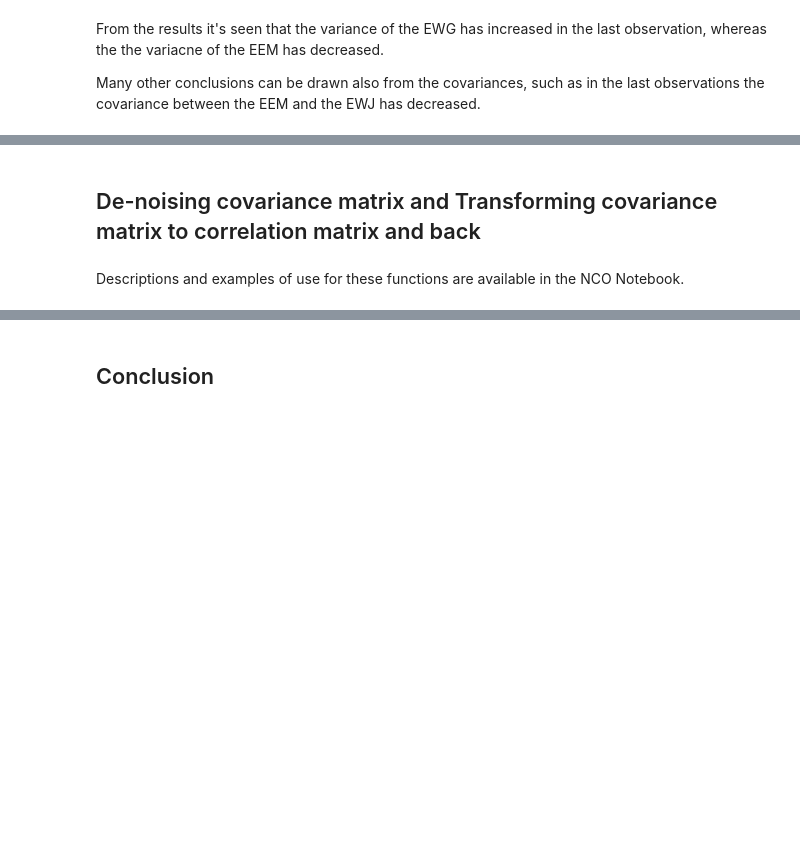
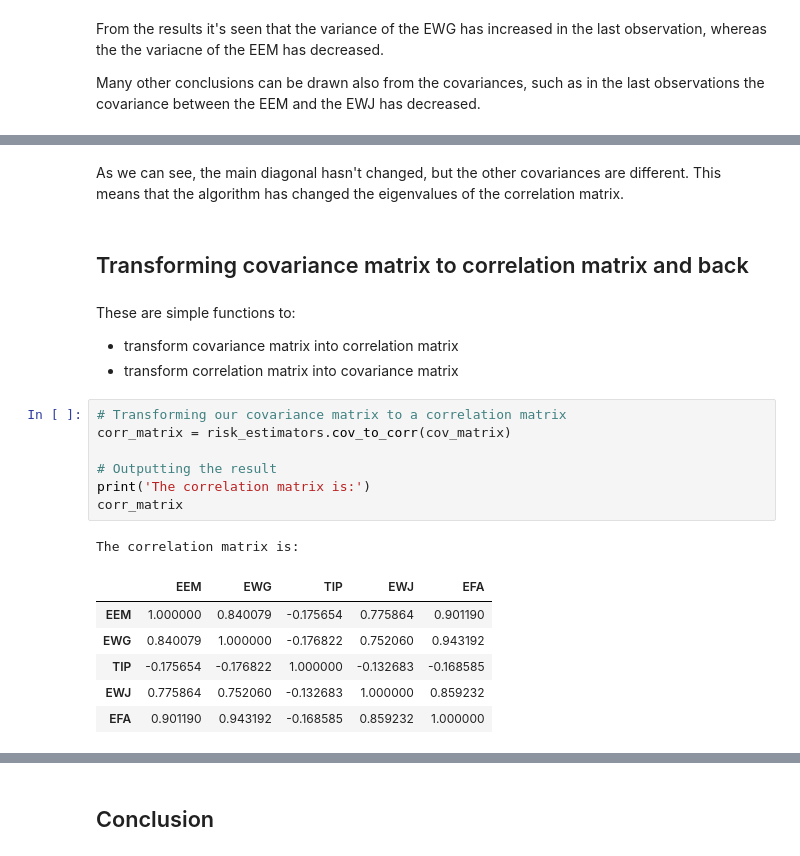
Before and after one commit to AI-Stuff/hudson-and-thames-research, a Jupyter notebook: RiskEstimators/RiskEstimators.ipynb, the cells around one changed output, grey strips where cells are left out. Drawn from its saved outputs; the diff is of its cells as text; blank space fills up the shorter version.

```diff
--- a/RiskEstimators/RiskEstimators.ipynb
+++ b/RiskEstimators/RiskEstimators.ipynb
@@ -365,4 +433,23 @@ Many other conclusions can be drawn also from the covariances, such as in the la
+# %% [markdown]
+As we can see, the main diagonal hasn't changed, but the other covariances are different. This means that the algorithm has changed the eigenvalues of the correlation matrix.
 # %% [markdown]
-## De-noising covariance matrix and Transforming covariance matrix to correlation matrix and back
+## Transforming covariance matrix to correlation matrix and back
-# %% [markdown]
-Descriptions and examples of use for these functions are available in the NCO Notebook.
+# %% [markdown]
+These are simple functions to:
+- transform covariance matrix into correlation matrix
+- transform correlation matrix into covariance matrix
+# %%
+# Transforming our covariance matrix to a correlation matrix
+corr_matrix = risk_estimators.cov_to_corr(cov_matrix)
+
+# Outputting the result
+print('The correlation matrix is:')
+corr_matrix
+# %% [output]
+The correlation matrix is:
+|  | EEM | EWG | TIP | EWJ | EFA |
+| EEM | 1.000000 | 0.840079 | -0.175654 | 0.775864 | 0.901190 |
+| EWG | 0.840079 | 1.000000 | -0.176822 | 0.752060 | 0.943192 |
+| TIP | -0.175654 | -0.176822 | 1.000000 | -0.132683 | -0.168585 |
+| EWJ | 0.775864 | 0.752060 | -0.132683 | 1.000000 | 0.859232 |
+| EFA | 0.901190 | 0.943192 | -0.168585 | 0.859232 | 1.000000 |
```
Also changed, not shown: parts of 20 cells of this notebook.
